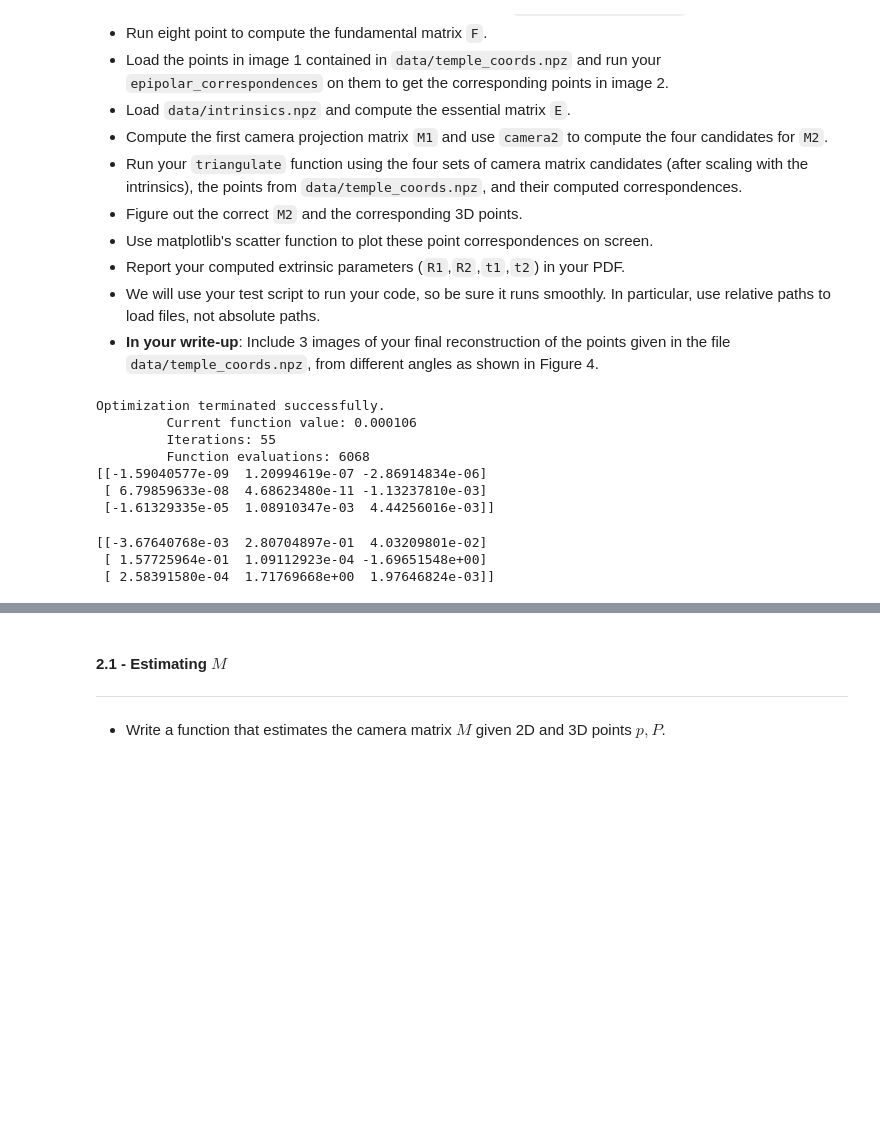
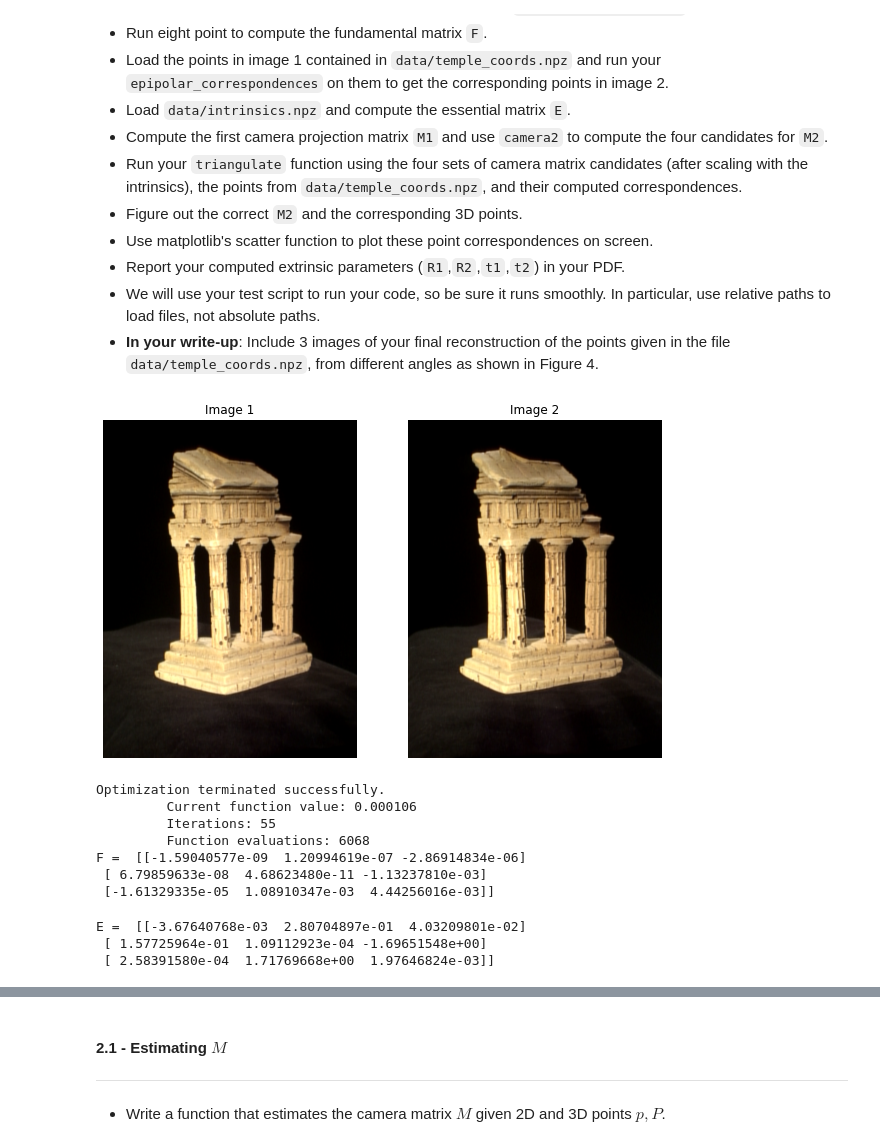
Before and after one commit to DariaHasin/cv-course, a Jupyter notebook: HW4 - Structure From Motion/code/HW4.ipynb, the cells around one changed output, grey strips where cells are left out. Saved outputs shown, nothing was run; the diff lists cells and outputs as text; code cells hidden in the pictures; blank space fills up the shorter version.

```diff
--- a/HW4 - Structure From Motion/code/HW4.ipynb
+++ b/HW4 - Structure From Motion/code/HW4.ipynb
@@ -428,35 +440,39 @@ You now have all the pieces you need to generate a full 3D reconstruction. Write
 # %%
 im1 = cv.imread('../data/im1.png')
 im1 = cv.cvtColor(im1, cv.COLOR_BGR2RGB)
 
 im2 = cv.imread('../data/im2.png')
 im2 = cv.cvtColor(im2, cv.COLOR_BGR2RGB)
 
 fig = plt.figure(figsize=(10, 10))
 
 ax = fig.add_subplot(1, 2 ,1)
 ax.imshow(im1)
+ax.set_title('Image 1')
 ax.set_axis_off()
 
 ax = fig.add_subplot(1, 2 ,2)
 ax.imshow(im2)
+ax.set_title('Image 2')
 ax.set_axis_off()
 
 plt.show()
 
 point_corresp = np.load('../data/some_corresp.npz')
 pts1 = point_corresp[point_corresp.files[0]]
 pts2 = point_corresp[point_corresp.files[1]]
+# %% [output]
+[figure, added]
 # %%
 pmax = np.max(im1.shape)
 F = eight_point(pts1, pts2, pmax)
-print(F)
+print('F = ', F)
 # %% [output]
 Optimization terminated successfully.
          Current function value: 0.000106
          Iterations: 55
          Function evaluations: 6068
-[[-1.59040577e-09  1.20994619e-07 -2.86914834e-06]
+F =  [[-1.59040577e-09  1.20994619e-07 -2.86914834e-06]
  [ 6.79859633e-08  4.68623480e-11 -1.13237810e-03]
  [-1.61329335e-05  1.08910347e-03  4.44256016e-03]]
 # %%
@@ -464,12 +480,12 @@ Optimization terminated successfully.
 # %%
 # epipolarMatchGUI(im1, im2, F)
 # %%
-int_mat = np.load("../data/intrinsics.npz")
-K1 = int_mat[int_mat.files[0]]
-K2 = int_mat[int_mat.files[1]]
+Ks = np.load("../data/intrinsics.npz")
+K1 = Ks[Ks.files[0]]
+K2 = Ks[Ks.files[1]]
 E = essential_matrix(F, K1, K2)
-print(E)
+print('E = ', E)
 # %% [output]
-[[-3.67640768e-03  2.80704897e-01  4.03209801e-02]
+E =  [[-3.67640768e-03  2.80704897e-01  4.03209801e-02]
  [ 1.57725964e-01  1.09112923e-04 -1.69651548e+00]
  [ 2.58391580e-04  1.71769668e+00  1.97646824e-03]]
```
Also changed, not shown: parts of 8 cells of this notebook.
